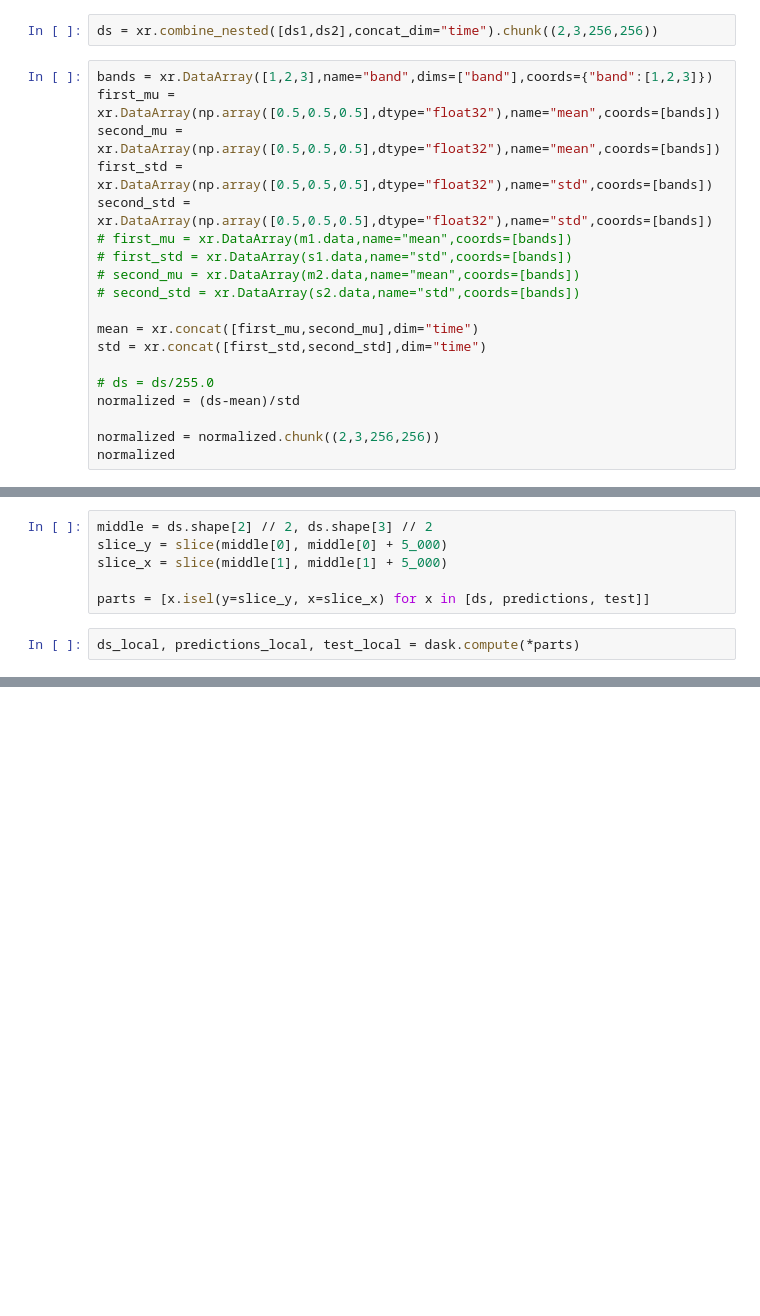
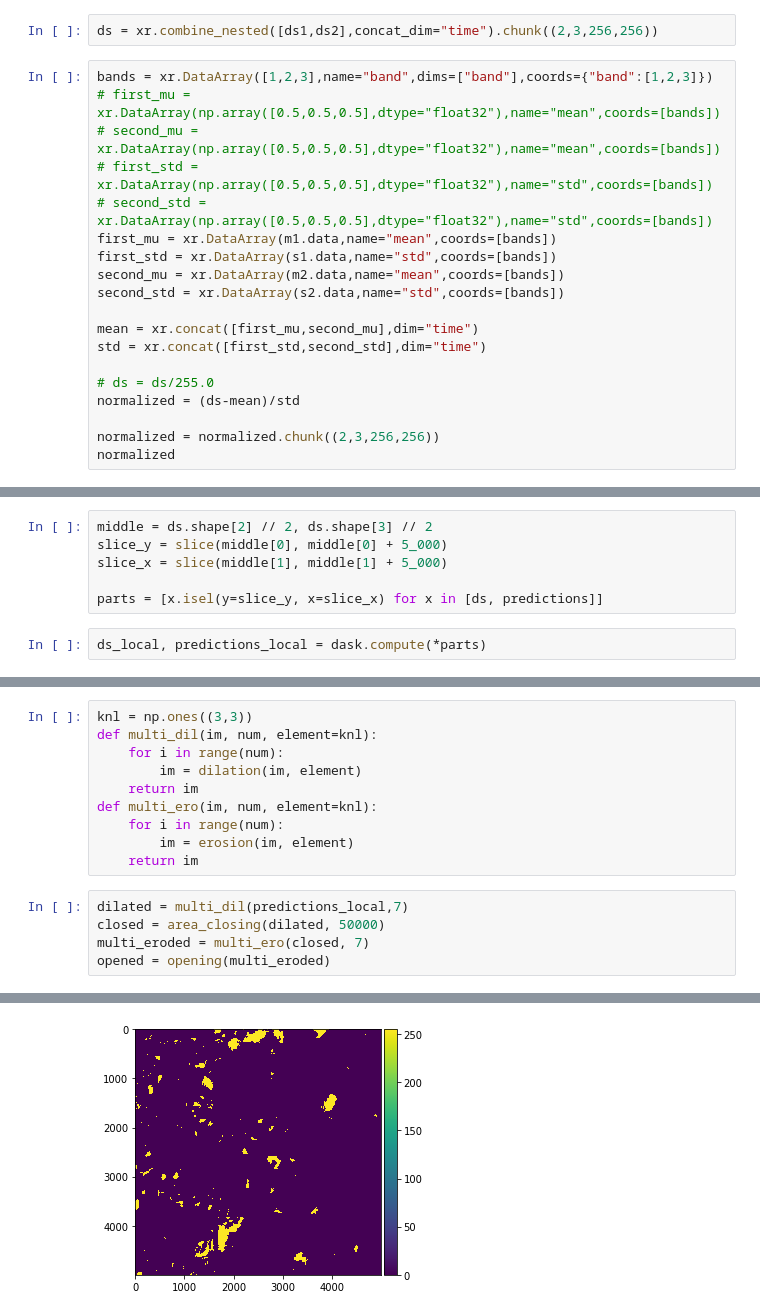
Before and after one commit to makepath/austin-ml-change-detection-demo, a Jupyter notebook: SiameseCD/planet_demo.ipynb, the cells around one changed output, grey strips where cells are left out. Drawn from its saved outputs; the diff is of its cells as text; blank space fills up the shorter version.

```diff
--- a/SiameseCD/planet_demo.ipynb
+++ b/SiameseCD/planet_demo.ipynb
@@ -123,14 +54,14 @@ ds2 = ds2/255.0
 ds = xr.combine_nested([ds1,ds2],concat_dim="time").chunk((2,3,256,256))
 # %%
 bands = xr.DataArray([1,2,3],name="band",dims=["band"],coords={"band":[1,2,3]})
-first_mu = xr.DataArray(np.array([0.5,0.5,0.5],dtype="float32"),name="mean",coords=[bands])
-second_mu = xr.DataArray(np.array([0.5,0.5,0.5],dtype="float32"),name="mean",coords=[bands])
-first_std = xr.DataArray(np.array([0.5,0.5,0.5],dtype="float32"),name="std",coords=[bands])
-second_std = xr.DataArray(np.array([0.5,0.5,0.5],dtype="float32"),name="std",coords=[bands])
-# first_mu = xr.DataArray(m1.data,name="mean",coords=[bands])
-# first_std = xr.DataArray(s1.data,name="std",coords=[bands])
-# second_mu = xr.DataArray(m2.data,name="mean",coords=[bands])
-# second_std = xr.DataArray(s2.data,name="std",coords=[bands])
+# first_mu = xr.DataArray(np.array([0.5,0.5,0.5],dtype="float32"),name="mean",coords=[bands])
+# second_mu = xr.DataArray(np.array([0.5,0.5,0.5],dtype="float32"),name="mean",coords=[bands])
+# first_std = xr.DataArray(np.array([0.5,0.5,0.5],dtype="float32"),name="std",coords=[bands])
+# second_std = xr.DataArray(np.array([0.5,0.5,0.5],dtype="float32"),name="std",coords=[bands])
+first_mu = xr.DataArray(m1.data,name="mean",coords=[bands])
+first_std = xr.DataArray(s1.data,name="std",coords=[bands])
+second_mu = xr.DataArray(m2.data,name="mean",coords=[bands])
+second_std = xr.DataArray(s2.data,name="std",coords=[bands])
 
 mean = xr.concat([first_mu,second_mu],dim="time")
 std = xr.concat([first_std,second_std],dim="time")
@@ -217,9 +238,9 @@ middle = ds.shape[2] // 2, ds.shape[3] // 2
 slice_y = slice(middle[0], middle[0] + 5_000)
 slice_x = slice(middle[1], middle[1] + 5_000)
 
-parts = [x.isel(y=slice_y, x=slice_x) for x in [ds, predictions, test]]
+parts = [x.isel(y=slice_y, x=slice_x) for x in [ds, predictions]]
 # %%
-ds_local, predictions_local, test_local = dask.compute(*parts)
+ds_local, predictions_local = dask.compute(*parts)
 # %%
 panel.Column(
     panel.Row(
@@ -245,0 +289,16 @@ panel.Column(
+# %%
+knl = np.ones((3,3))
+def multi_dil(im, num, element=knl):
+    for i in range(num):
+        im = dilation(im, element)
+    return im
+def multi_ero(im, num, element=knl):
+    for i in range(num):
+        im = erosion(im, element)
+    return im
+# %%
+dilated = multi_dil(predictions_local,7)
+closed = area_closing(dilated, 50000)
+multi_eroded = multi_ero(closed, 7)
+opened = opening(multi_eroded)
+# %% [output]
@@ -245,0 +306 @@ panel.Column(
+[figure, added]
```
Also changed, not shown: parts of 23 cells of this notebook.
